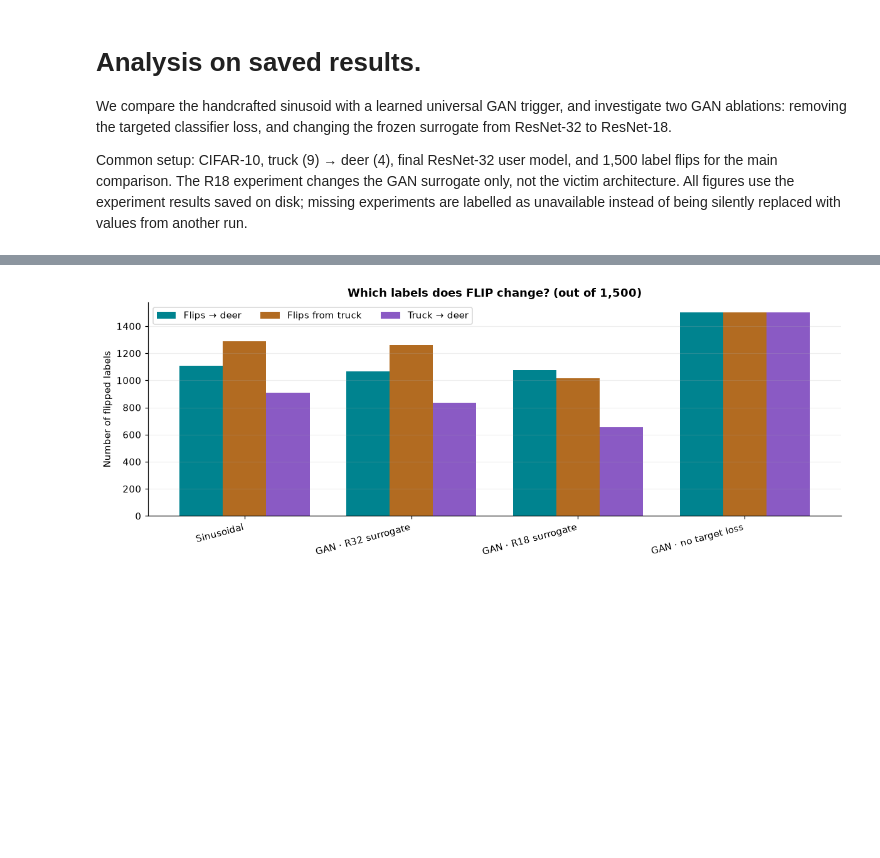
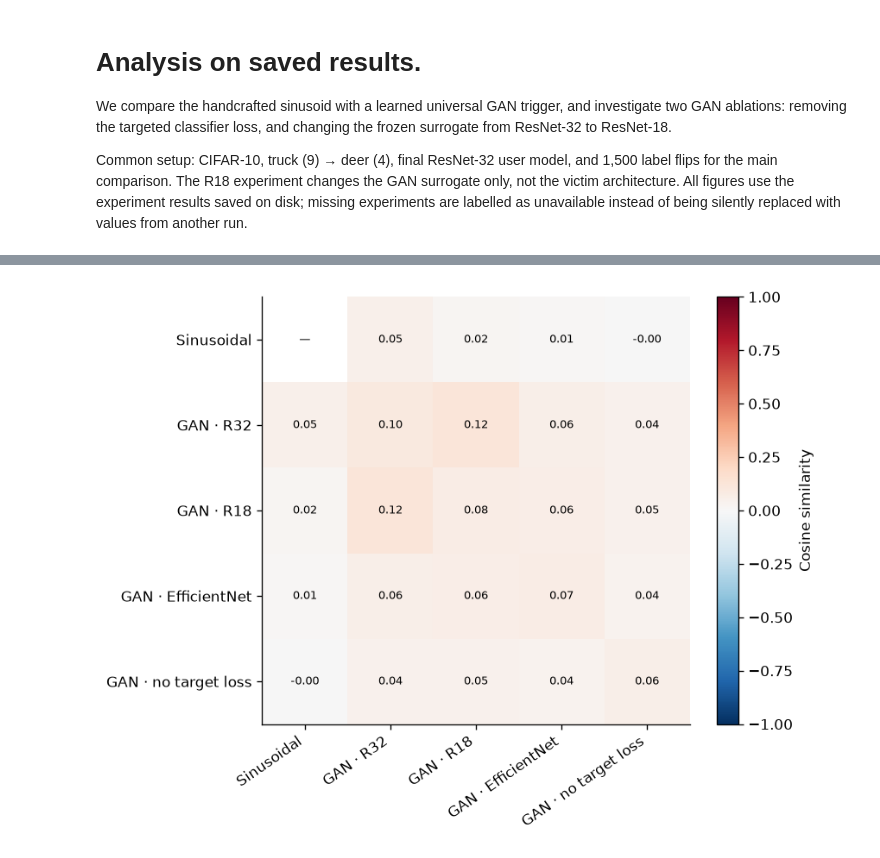
Before and after one commit to nadinehc/FLIP, a Jupyter notebook: compare_triggers.ipynb, the cells around one changed output, grey strips where cells are left out. Cells and saved outputs as stored; diff of their text form; code cells hidden in the pictures; blank space fills up the shorter version.

```diff
--- a/compare_triggers.ipynb
+++ b/compare_triggers.ipynb
@@ -83,0 +48,14 @@ Repository: /users/eleves-b/2026/beatrice.camera/projects/FLIP
+# %%
+records = []
+for v, s, b in itertools.product(MAIN, SEEDS, BUDGETS):
+    name = run_name(v, s, b)
+    result = load_metrics(EXP / name)
+    records.append({'variant': v, 'method': LABEL[v], 'seed': s, 'budget': b, 'run': name,
+                    'complete': result is not None,
+                    'CTA': np.nan if result is None else result['CTA'],
+                    'PTA': np.nan if result is None else result['PTA']})
+RUNS = pd.DataFrame(records)
+print(f"Completed {int(RUNS.complete.sum())} / {len(RUNS)} main victim runs")
+display(RUNS.groupby(['method', 'budget'], sort=False)['complete'].agg(['sum', 'count']).rename(columns={'sum': 'completed', 'count': 'expected'}))
+if (~RUNS.complete).any(): display(RUNS.loc[~RUNS.complete, ['run', 'budget', 'seed']].rename(columns={'run': 'Missing experiment'}))
+RUNS.to_csv(OUT / 'inventory_and_metrics.csv', index=False)
@@ -289,39 +290,33 @@ else: print('Zero-flip files not present.')
 # %%
-def label_ids(path):
-    a = np.load(path)
-    if a.ndim == 2: return a.argmax(axis=1)
-    if a.ndim == 1: return a.astype(int)
-    raise ValueError(f'Unknown label array shape: {a.shape}')
+if not arrays: print('No trigger arrays available.')
+else:
+    groups={v:[(s,a) for (vv,s),a in arrays.items() if vv==v] for v in ALL}
+    mat=np.full((len(ALL),len(ALL)),np.nan)
+    for i,a in enumerate(ALL):
+        for j,b in enumerate(ALL):
+            vals=[]
+            for sa,xa in groups[a]:
+                for sb,xb in groups[b]:
+                    if a==b and sa==sb: continue
+                    x,y=xa.ravel(),xb.ravel()
+                    den=np.linalg.norm(x)*np.linalg.norm(y)
+                    if den>0: vals.append(float(x@y/den))
+            if vals: mat[i,j]=np.mean(vals)
+    fig,ax=plt.subplots(figsize=(7,5.5)); im=ax.imshow(mat,cmap='RdBu_r',vmin=-1,vmax=1)
+    ax.set_xticks(range(len(ALL)),[LABEL[v] for v in ALL],rotation=35,ha='right')
+    ax.set_yticks(range(len(ALL)),[LABEL[v] for v in ALL]);ax.grid(False)
+    for (i,j),x in np.ndenumerate(mat): ax.text(j,i,f'{x:.2f}' if np.isfinite(x) else '—',ha='center',va='center',fontsize=8)
+    fig.colorbar(im,ax=ax,label='Cosine similarity');fig.tight_layout();savefig(fig,'07_trigger_cosine');plt.show()
 
-LABEL_SETS = {}; label_rows = []; TRUE_LABELS = {}
-for name, info in RUNS.items():
-    folder = ROOT / 'experiments' / info['labels']
-    true_path, attack_path = folder / 'true.npy', folder / '1500.npy'
-    if not (true_path.is_file() and attack_path.is_file()): continue
-    true, modified = label_ids(true_path), label_ids(attack_path)
-    if true.shape != modified.shape:
-        print(f'Skipping {name}: incompatible label shapes'); continue
-    idx = np.flatnonzero(true != modified)
-    LABEL_SETS[name] = set(idx.tolist()); TRUE_LABELS[name] = true
-    row = {'Method': name, 'Actual flips': len(idx),
-           'Flips → deer': int(np.sum(modified[idx] == TARGET)),
-           'Flips from truck': int(np.sum(true[idx] == SOURCE)),
-           'Truck → deer': int(np.sum((true[idx] == SOURCE) & (modified[idx] == TARGET)))}
-    label_rows.append(row)
-    used_path = ROOT / 'experiments' / info['user'] / 'labels.npy'
-    if used_path.is_file():
-        row['User labels match'] = bool(np.array_equal(label_ids(used_path), modified))
-    else: row['User labels match'] = 'not available'
-if label_rows:
-    LABELS = pd.DataFrame(label_rows)
-    display(LABELS)
-    fig, ax = plt.subplots(figsize=(11,4.2))
-    classes = LABELS['Method'].tolist(); x=np.arange(len(classes)); w=.26
-    for shift, field, color in [(-1,'Flips → deer','#00838f'),(0,'Flips from truck','#b26b21'),(1,'Truck → deer','#8a5ac4')]:
-        vals=LABELS[field].to_numpy()
-        ax.bar(x+shift*w,vals,width=w,label=field,color=color)
-    ax.set_xticks(x,classes,rotation=15,ha='right'); ax.set_ylabel('Number of flipped labels')
-    ax.set_title('Which labels does FLIP change? (out of 1,500)',fontweight='bold')
-    ax.legend(ncol=3); ax.grid(axis='y',alpha=.2); plt.tight_layout(); plt.show()
-else: print('No FLIP label files available.')
+    fig,ax=plt.subplots(figsize=(8,4.2))
+    for v in ALL:
+        spec=[]
+        for _,a in groups[v]:
+            p=np.abs(np.fft.fftshift(np.fft.fft2(a,axes=(0,1)),axes=(0,1)))**2
+            p=p.mean(2);yy,xx=np.indices(p.shape);r=np.rint(np.hypot(yy-16,xx-16)).astype(int)
+            energy=np.bincount(r.ravel(),weights=p.ravel(),minlength=24)[:24]
+            if energy.sum()>0:spec.append(energy/energy.sum())
+        if spec:ax.plot(np.arange(24),np.mean(spec,axis=0),label=LABEL[v],color=COLOR[v])
+    ax.set_xlabel('FFT radial frequency bin');ax.set_ylabel('Normalized power');ax.set_title('Radial frequency energy (mean across available generator seeds)')
+    ax.legend(frameon=False);ax.grid(alpha=.2);fig.tight_layout();savefig(fig,'08_frequency_spectrum');plt.show()
 # %% [output]
@@ -333 +323 @@ else: print('No FLIP label files available.')
-[figure, old version]
+[figure, new version]
```
Also changed, not shown: parts of 23 cells of this notebook, 1 other file.
